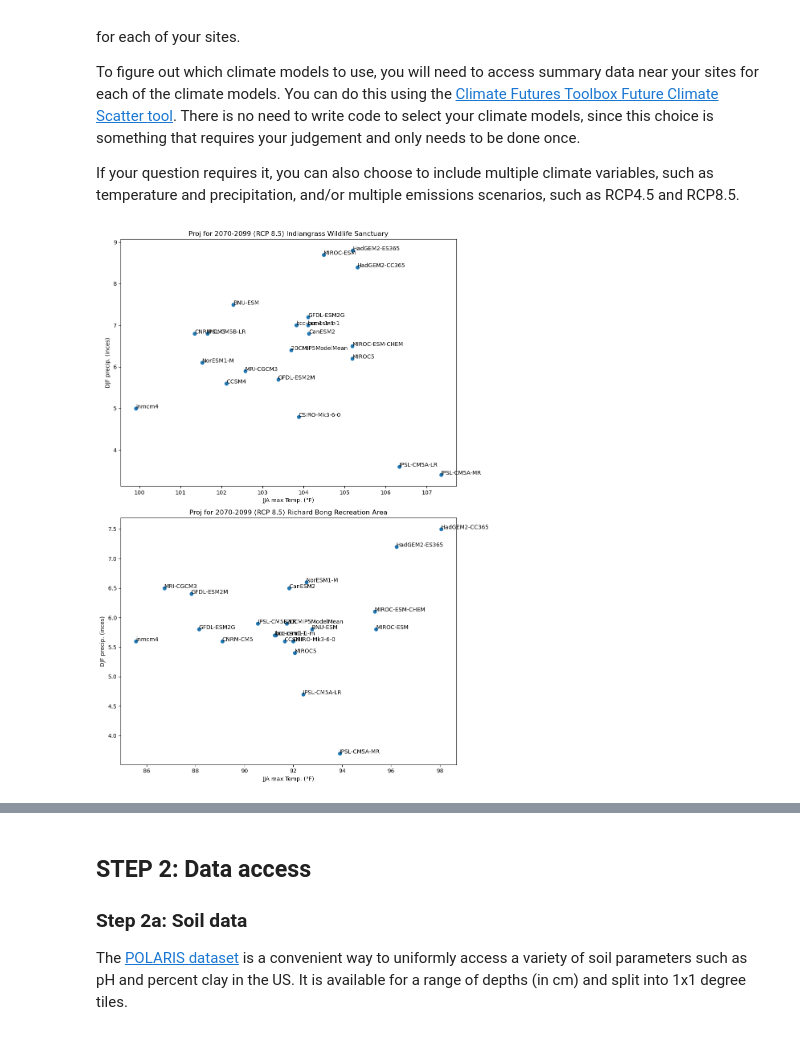
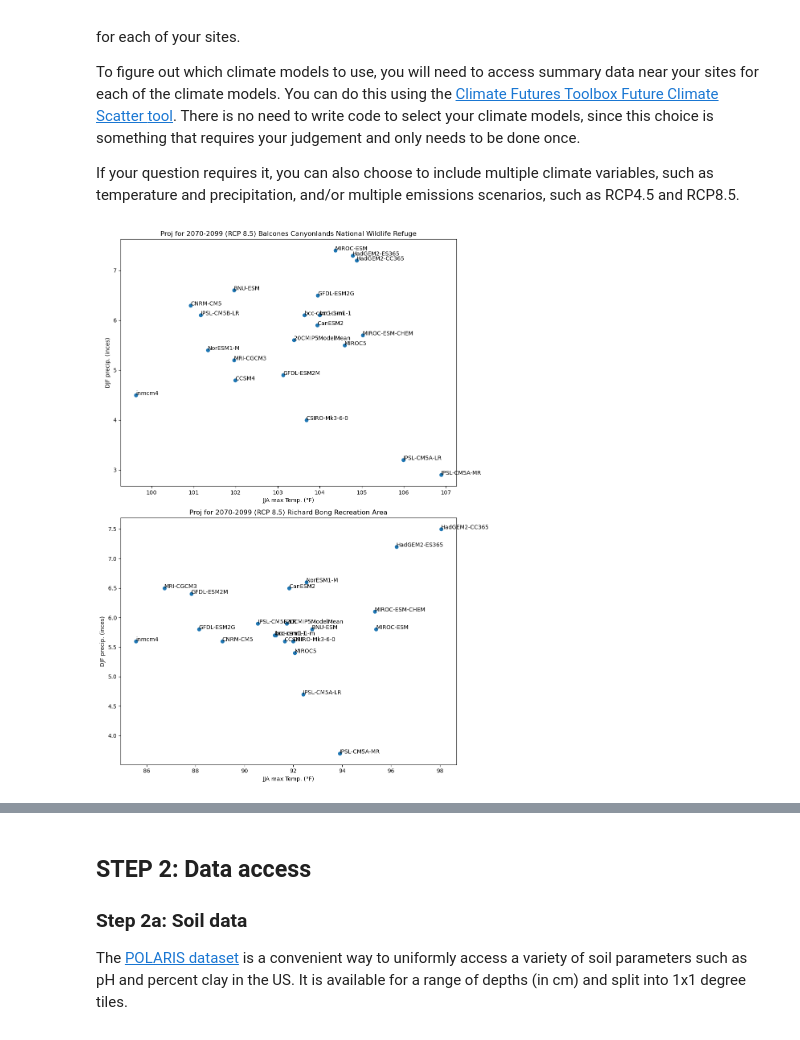
Before and after one commit to earthlab-education/spring-03-habitat-suitability-climate-change-MarJess, a Jupyter notebook: habitat_suitability_WIP.ipynb, the cells around one changed output, grey strips where cells are left out. Drawn from its saved outputs; the diff is of its cells as text; code cells hidden in the pictures.

```diff
--- a/habitat_suitability_WIP.ipynb
+++ b/habitat_suitability_WIP.ipynb
@@ -580,35 +587,35 @@ notebook_path = Path().resolve()
 notebook_path
 
 notebook_dir = notebook_path if notebook_path.is_dir() else notebook_path.parent
-file_path_FutureScatterTool_IndiangrassWildlifeSanctuary = notebook_dir / 'data_FutureScatterTool_IndiangrassWildlifeSanctuary.csv'
+file_path_FutureScatterTool_BalconesCanyonlands = notebook_dir / 'data_FutureScatterTool_BalconesCanyonlands.csv'
 file_path_FutureScatterTool_RichardBongRecreationArea = notebook_dir / 'data_FutureScatterTool_RichardBongRecreationArea.csv'
 
-IndiangrassWildlifeSanctuary_model_df = pd.read_csv(file_path_FutureScatterTool_IndiangrassWildlifeSanctuary, header=10)
+BalconesCanyonlands_model_df = pd.read_csv(file_path_FutureScatterTool_BalconesCanyonlands, header=10)
 RichardBongRecreationArea_model_df = pd.read_csv(file_path_FutureScatterTool_RichardBongRecreationArea, header=10)
 # %%
 ### plot futre scenarios for both sites
 fig, axes = plt.subplots(2, 1, figsize=(10, 14))
 
 # First plot
-axes[0].scatter(IndiangrassWildlifeSanctuary_model_df["X SCEN"], IndiangrassWildlifeSanctuary_model_df["Y SCEN"])
-for x, y, label in zip(IndiangrassWildlifeSanctuary_model_df["X SCEN"], IndiangrassWildlifeSanctuary_model_df["Y SCEN"], IndiangrassWildlifeSanctuary_model_df["Model"]):
+axes[0].scatter(BalconesCanyonlands_model_df["X SCEN"], BalconesCanyonlands_model_df["Y SCEN"])
+for x, y, label in zip(BalconesCanyonlands_model_df["X SCEN"], BalconesCanyonlands_model_df["Y SCEN"], BalconesCanyonlands_model_df["Model"]):
     axes[0].text(x, y, label)
-axes[0].set_title("Proj for 2070-2099 (RCP 8.5) Indiangrass Wildlife Sanctuary")
+axes[0].set_title("Proj for 2070-2099 (RCP 8.5) Balcones Canyonlands National Wildlife Refuge")
 axes[0].set_xlabel("JJA max Temp. (°F)")
 axes[0].set_ylabel("DJF precip. (inces)")
 
 # Second plot
 axes[1].scatter(RichardBongRecreationArea_model_df["X SCEN"], RichardBongRecreationArea_model_df["Y SCEN"])
 for x, y, label in zip(RichardBongRecreationArea_model_df["X SCEN"], RichardBongRecreationArea_model_df["Y SCEN"], RichardBongRecreationArea_model_df["Model"]):
     axes[1].text(x, y, label)
 axes[1].set_title("Proj for 2070-2099 (RCP 8.5) Richard Bong Recreation Area")
 axes[1].set_xlabel("JJA max Temp. (°F)")
 axes[1].set_ylabel("DJF precip. (inces)")
 
 plt.tight_layout()
 plt.show()
 # %% [output]
-[figure, old version]
+[figure, new version]
 # %% [markdown]
 **Reflect and respond**: Choose at least 4 climate models that cover the range of possible future climate variability at your sites. Which models did you choose, and how did you make that decision?
 
```
Also changed, not shown: parts of 52 cells of this notebook, 17 other files.
